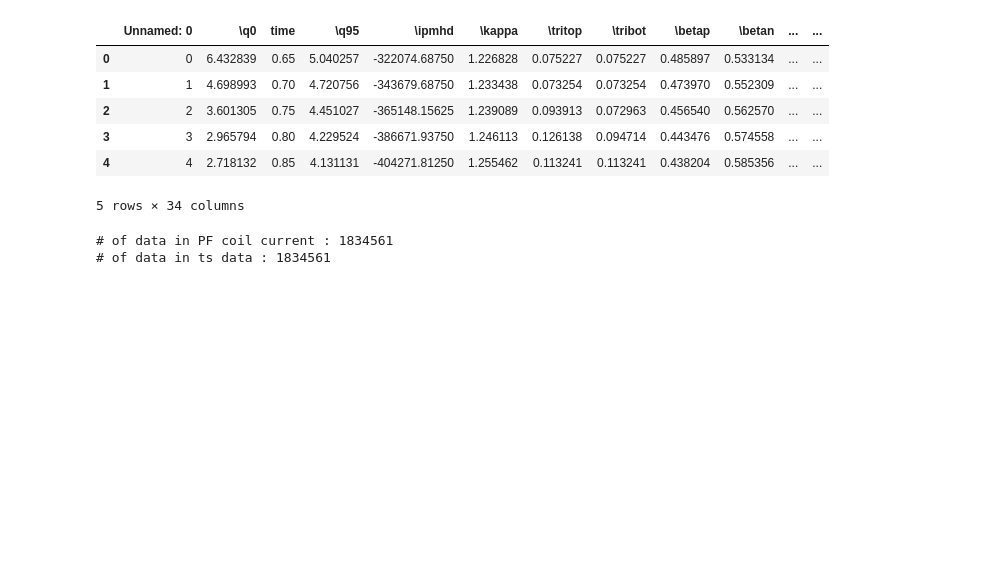
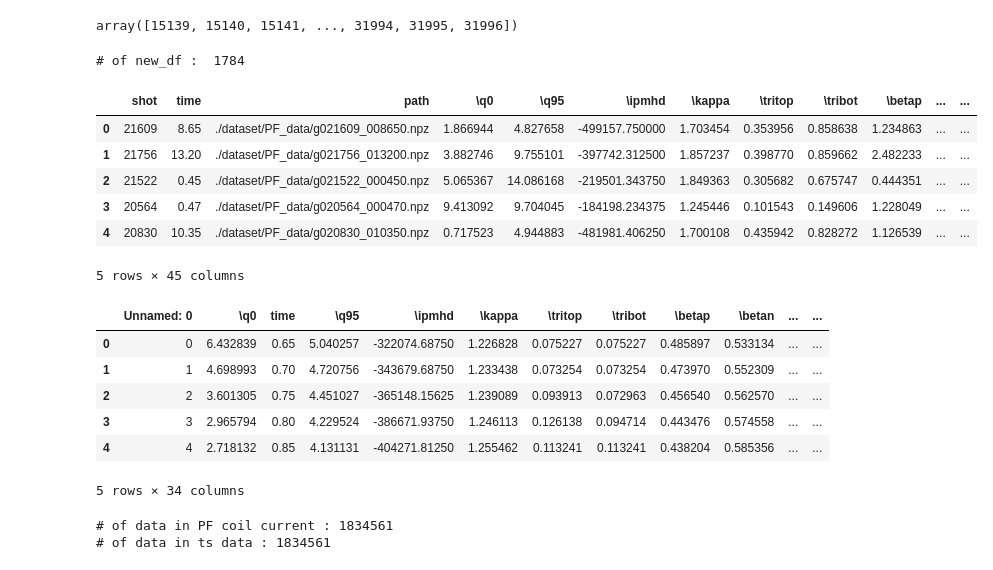
Before and after one commit to ZINZINBIN/Tokamak-Plasma-Operation-Control-based-on-RL, a Jupyter notebook: PF_current.ipynb, the cells around one changed output. Drawn from its saved outputs; the diff is of its cells as text; code cells hidden in the pictures; blank space fills up the shorter version.

```diff
--- a/PF_current.ipynb
+++ b/PF_current.ipynb
@@ -12,0 +34,19 @@ df_pf.head()
+# %%
+import glob2
+import os
+
+npz_path = "./dataset/PF_data/"
+npz_path_list = glob2.glob(os.path.join(npz_path, "*"))
+
+npz_shot_list = []
+for path in npz_path_list:
+    shot_num = int(path.split("_")[1].split("/")[-1][1:])
+    npz_shot_list.append(shot_num)
+
+import numpy as np
+
+npz_shot_list = np.unique(npz_shot_list)
+
+df_pf.shot.unique()
+# %% [output]
+array([15139, 15140, 15141, ..., 31994, 31995, 31996])
@@ -12,0 +78,54 @@ df_pf.head()
+# %%
+df_shot_list = df_pf.shot.unique()
+
+shot_list = []
+time_list = []
+params_list = []
+pfc_list = []
+path_list = []
+
+for path in npz_path_list:
+    shot_num = int(path.split("_")[1].split("/")[-1][1:])
+    time = int(path.split("_")[-1].split(".")[0])
+    time = float(time / 1000)
+
+    if shot_num not in df_shot_list:
+        continue
+
+    if time not in df_pf[df_pf.shot == shot_num].time.values or time not in df[df.shot == shot_num].time.values:
+        continue
+
+    df_pf_shot = df_pf[df_pf.shot == shot_num]
+    df_shot = df[df.shot == shot_num]
+
+    pfc=df_pf_shot[df_pf_shot.time == time][pfc_cols].values.reshape(1,-1)
+    params = df_shot[df_shot.time == time][general_cols].values.reshape(1,-1)
+
+    shot_list.append(shot_num)
+    time_list.append(time)
+
+    params_list.append(params)
+    pfc_list.append(pfc)
+
+    path_list.append(path)
+
+new_df = pd.DataFrame({
+    "shot" : shot_list,
+    "time" : time_list,
+    "path" : path_list,
+})
+
+new_df[general_cols] = np.concatenate(params_list, axis = 0)
+new_df[pfc_cols] = np.concatenate(pfc_list, axis = 0)
+# %%
+print("# of new_df : ", len(new_df))
+new_df.head()
+# %% [output]
+# of new_df :  1784
+|  | shot | time | path | \q0 | \q95 | \ipmhd | \kappa | \tritop | \tribot | \betap | ... | ... |
+| 0 | 21609 | 8.65 | ./dataset/PF_data/g021609_008650.npz | 1.866944 | 4.827658 | -499157.750000 | 1.703454 | 0.353956 | 0.858638 | 1.234863 | ... | ... |
+| 1 | 21756 | 13.20 | ./dataset/PF_data/g021756_013200.npz | 3.882746 | 9.755101 | -397742.312500 | 1.857237 | 0.398770 | 0.859662 | 2.482233 | ... | ... |
+| 2 | 21522 | 0.45 | ./dataset/PF_data/g021522_000450.npz | 5.065367 | 14.086168 | -219501.343750 | 1.849363 | 0.305682 | 0.675747 | 0.444351 | ... | ... |
+| 3 | 20564 | 0.47 | ./dataset/PF_data/g020564_000470.npz | 9.413092 | 9.704045 | -184198.234375 | 1.245446 | 0.101543 | 0.149606 | 1.228049 | ... | ... |
+| 4 | 20830 | 10.35 | ./dataset/PF_data/g020830_010350.npz | 0.717523 | 4.944883 | -481981.406250 | 1.700108 | 0.435942 | 0.828272 | 1.126539 | ... | ... |
+5 rows × 45 columns
```
Also changed, not shown: parts of 6 cells of this notebook, 12 other files.
